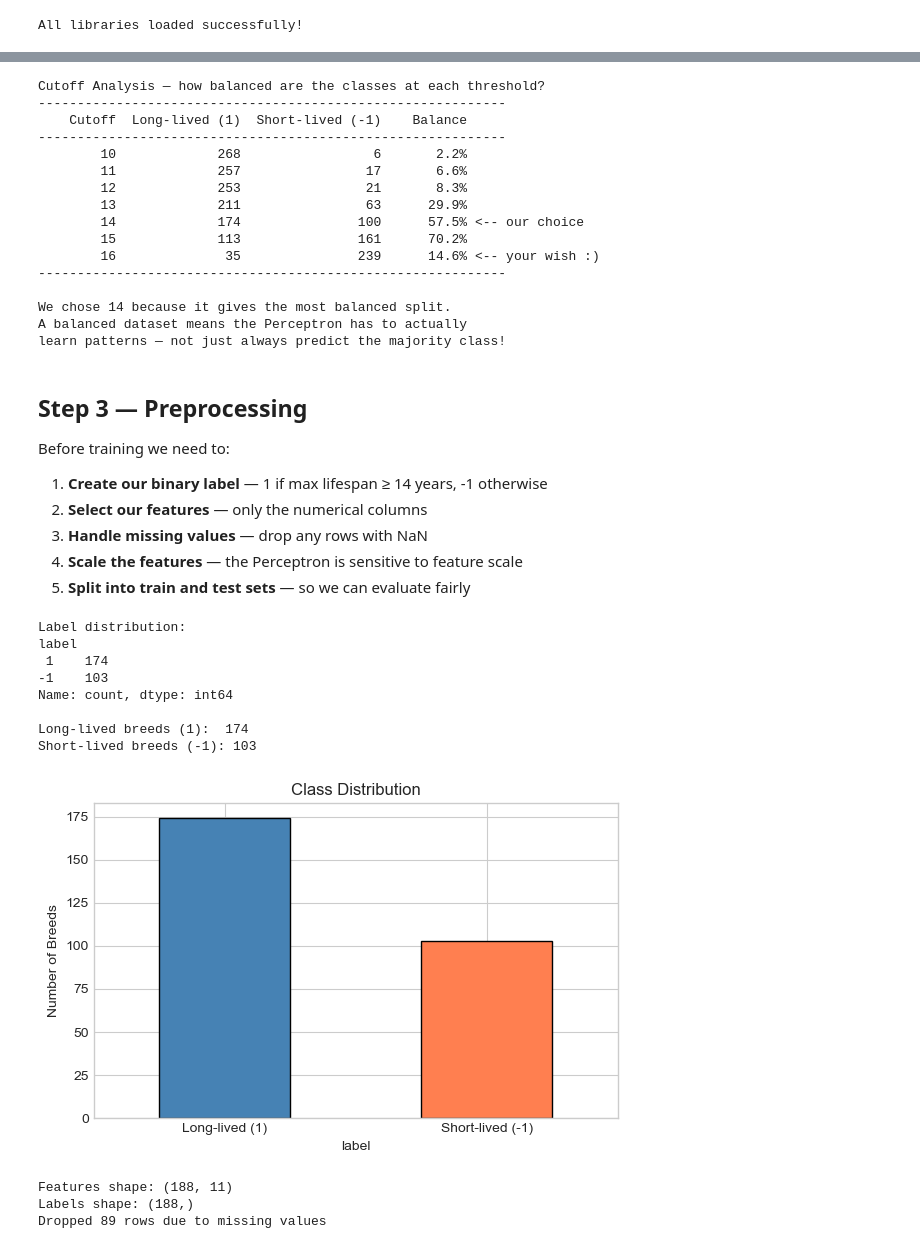
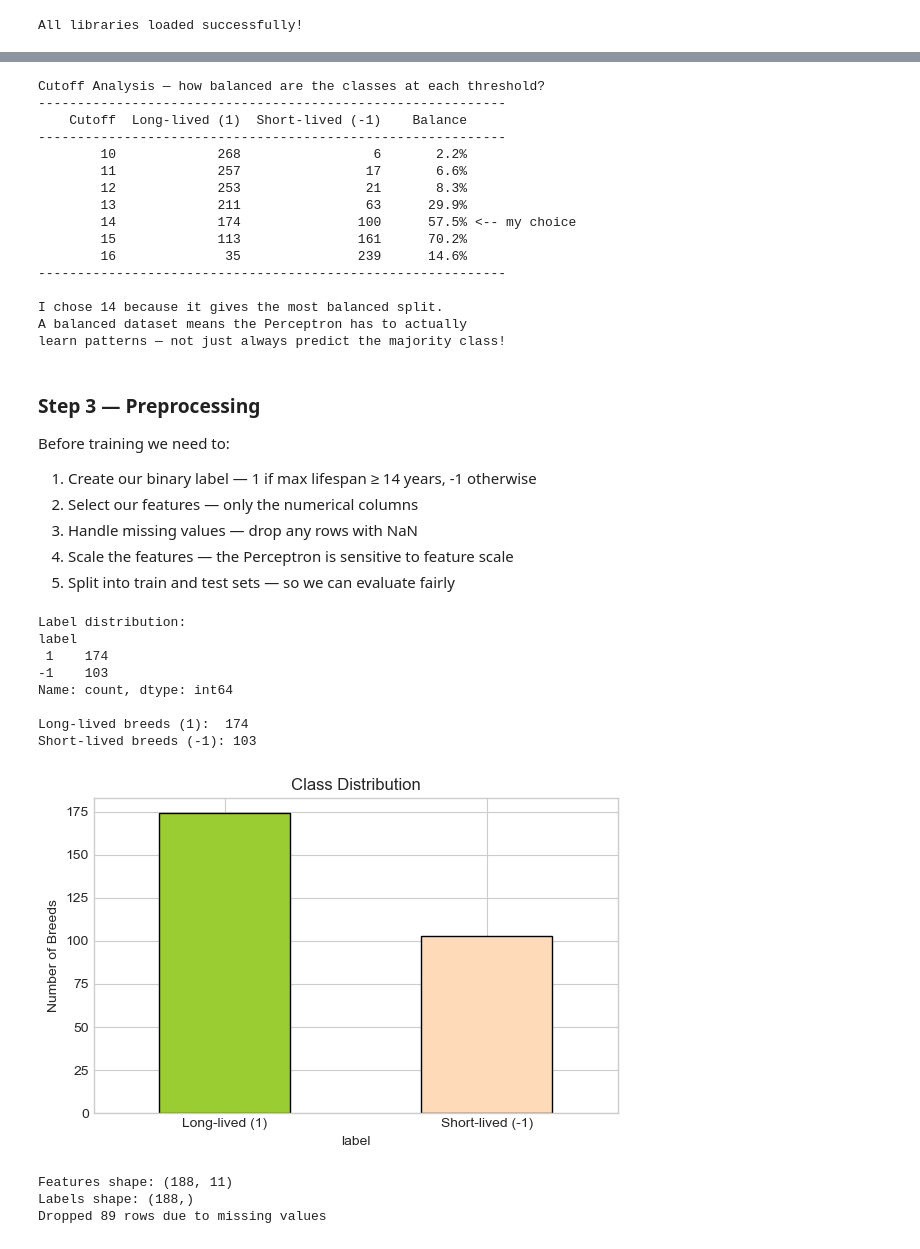
Before and after one commit to ml230-2026/CMOR438, a Jupyter notebook: examples/supervised/A) The-Perceptron/The-Perceptron.ipynb, the cells around one changed output, grey strips where cells are left out. Saved outputs shown, nothing was run; the diff lists cells and outputs as text; code cells hidden in the pictures.

Commit message:
perceptron editing

```diff
--- a/examples/supervised/A) The-Perceptron/The-Perceptron.ipynb
+++ b/examples/supervised/A) The-Perceptron/The-Perceptron.ipynb
@@ -167,13 +160,12 @@ for cutoff in [10, 11, 12, 13, 14, 15, 16]:
     long = (df['max_expectancy'] >= cutoff).sum()
     short = (df['max_expectancy'] < cutoff).sum()
     balance = min(long, short) / max(long, short) * 100
-    marker = ' <-- our choice' if cutoff == 14 else ''
-    marker = ' <-- your wish :)' if cutoff == 16 else marker
+    marker = ' <-- my choice' if cutoff == 14 else ''
     print(f'{cutoff:>10} {long:>15} {short:>17} {balance:>9.1f}%{marker}')
 
 print('-' * 60)
 print()
-print('We chose 14 because it gives the most balanced split.')
+print('I chose 14 because it gives the most balanced split.')
 print('A balanced dataset means the Perceptron has to actually')
 print('learn patterns — not just always predict the majority class!')
 # %% [output]
@@ -185,53 +177,53 @@ Cutoff Analysis — how balanced are the classes at each threshold?
         11             257                17       6.6%
         12             253                21       8.3%
         13             211                63      29.9%
-        14             174               100      57.5% <-- our choice
+        14             174               100      57.5% <-- my choice
         15             113               161      70.2%
-        16              35               239      14.6% <-- your wish :)
+        16              35               239      14.6%
 ------------------------------------------------------------
 
-We chose 14 because it gives the most balanced split.
+I chose 14 because it gives the most balanced split.
 A balanced dataset means the Perceptron has to actually
 learn patterns — not just always predict the majority class!
 # %% [markdown]
-## Step 3 — Preprocessing
+### Step 3 — Preprocessing
 
 Before training we need to:
-1. **Create our binary label** — 1 if max lifespan ≥ 14 years, -1 otherwise
-2. **Select our features** — only the numerical columns
-3. **Handle missing values** — drop any rows with NaN
-4. **Scale the features** — the Perceptron is sensitive to feature scale
-5. **Split into train and test sets** — so we can evaluate fairly
+1. Create our binary label — 1 if max lifespan ≥ 14 years, -1 otherwise
+2. Select our features — only the numerical columns
+3. Handle missing values — drop any rows with NaN
+4. Scale the features — the Perceptron is sensitive to feature scale
+5. Split into train and test sets — so we can evaluate fairly
 # %%
 # Step 1: Create binary label
 # 1  = long lived (max lifespan >= 14 years)
 # -1 = short lived (max lifespan < 14 years)
 df['label'] = df['max_expectancy'].apply(lambda x: 1 if x >= 14 else -1)
 
 print('Label distribution:')
 print(df['label'].value_counts())
 print()
 print(f'Long-lived breeds (1):  {(df["label"] == 1).sum()}')
 print(f'Short-lived breeds (-1): {(df["label"] == -1).sum()}')
 
 # Quick bar chart
-df['label'].value_counts().plot(kind='bar', color=['steelblue', 'coral'],
+df['label'].value_counts().plot(kind='bar', color=['yellowgreen', 'peachpuff'],
                                  edgecolor='black', figsize=(6, 4))
 plt.xticks([0, 1], ['Long-lived (1)', 'Short-lived (-1)'], rotation=0)
 plt.ylabel('Number of Breeds')
 plt.title('Class Distribution')
 plt.tight_layout()
 plt.show()
 # %% [output]
 Label distribution:
 label
  1    174
 -1    103
 Name: count, dtype: int64
 
 Long-lived breeds (1):  174
 Short-lived breeds (-1): 103
-[figure, old version]
+[figure, new version]
 # %%
 # Step 2: Select only numerical features for our model
 feature_cols = [
```
Also changed, not shown: parts of 12 cells of this notebook.
